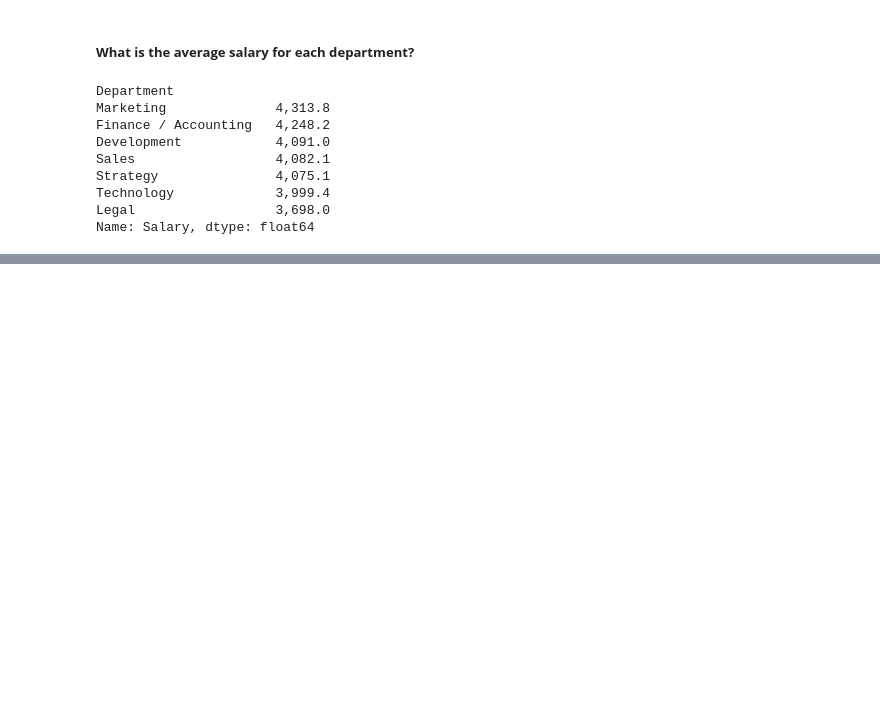
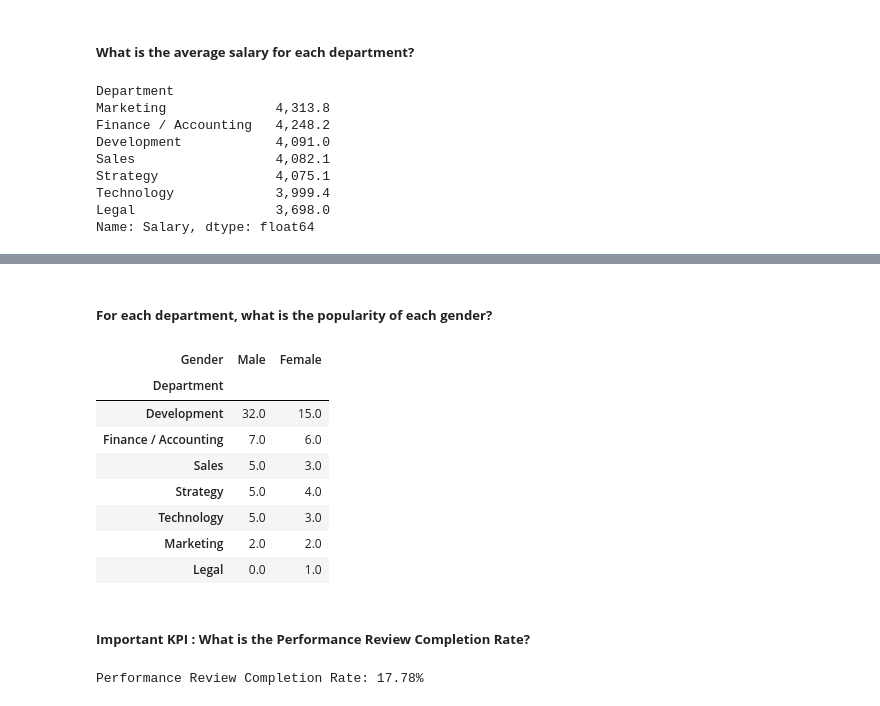
Before and after one commit to arduinto/HRAnalytics, a Jupyter notebook: KPIAnalytics.ipynb, the cells around one changed output, grey strips where cells are left out. Cells and saved outputs as stored; diff of their text form; code cells hidden in the pictures; blank space fills up the shorter version.

```diff
--- a/KPIAnalytics.ipynb
+++ b/KPIAnalytics.ipynb
@@ -575,0 +608,23 @@ iplot(fig)
+# %% [markdown]
+##### __For each department, what is the popularity of each gender?__
+# %%
+gender_dept = df.pivot_table(
+    index='Department',
+    columns='Gender',
+    values='Employee',
+    aggfunc='count'
+).fillna(0)
+
+gender_dept = gender_dept.sort_values('Male', ascending=False)
+gender_dept = gender_dept.iloc[:, [1, 0]]
+gender_dept
+# %% [output]
+| Gender | Male | Female |
+| Department |  |  |
+| Development | 32.0 | 15.0 |
+| Finance / Accounting | 7.0 | 6.0 |
+| Sales | 5.0 | 3.0 |
+| Strategy | 5.0 | 4.0 |
+| Technology | 5.0 | 3.0 |
+| Marketing | 2.0 | 2.0 |
+| Legal | 0.0 | 1.0 |
@@ -575,0 +656,9 @@ iplot(fig)
+# %% [markdown]
+##### __Important KPI : What is the Performance Review Completion Rate?__
+# %%
+# First we will get the count of review of Completion
+completed_review = df.loc[df['Performance_Review'] == 10, 'Performance_Review'].count()
+perf_rate = completed_review / len(df) * 100
+print(f'Performance Review Completion Rate: {perf_rate:0.2f}%')
+# %% [output]
+Performance Review Completion Rate: 17.78%
```
Also changed, not shown: parts of 15 cells of this notebook, 8 other files.
